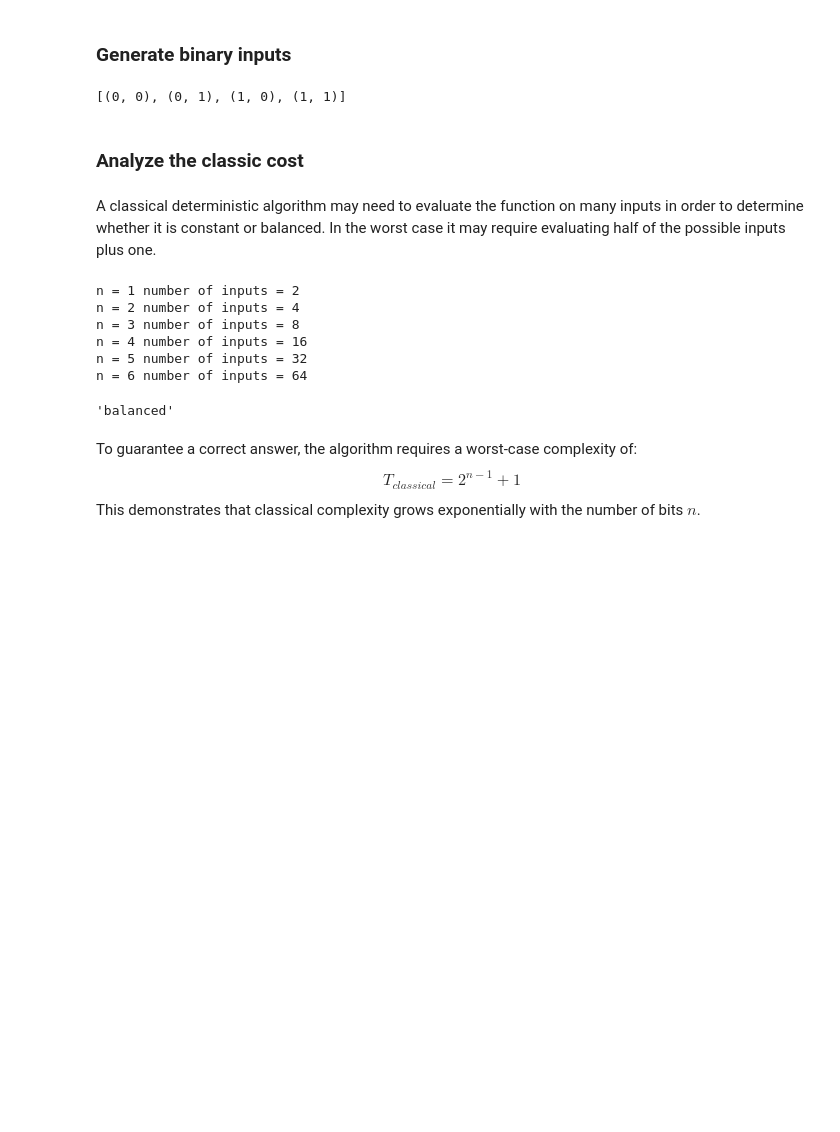
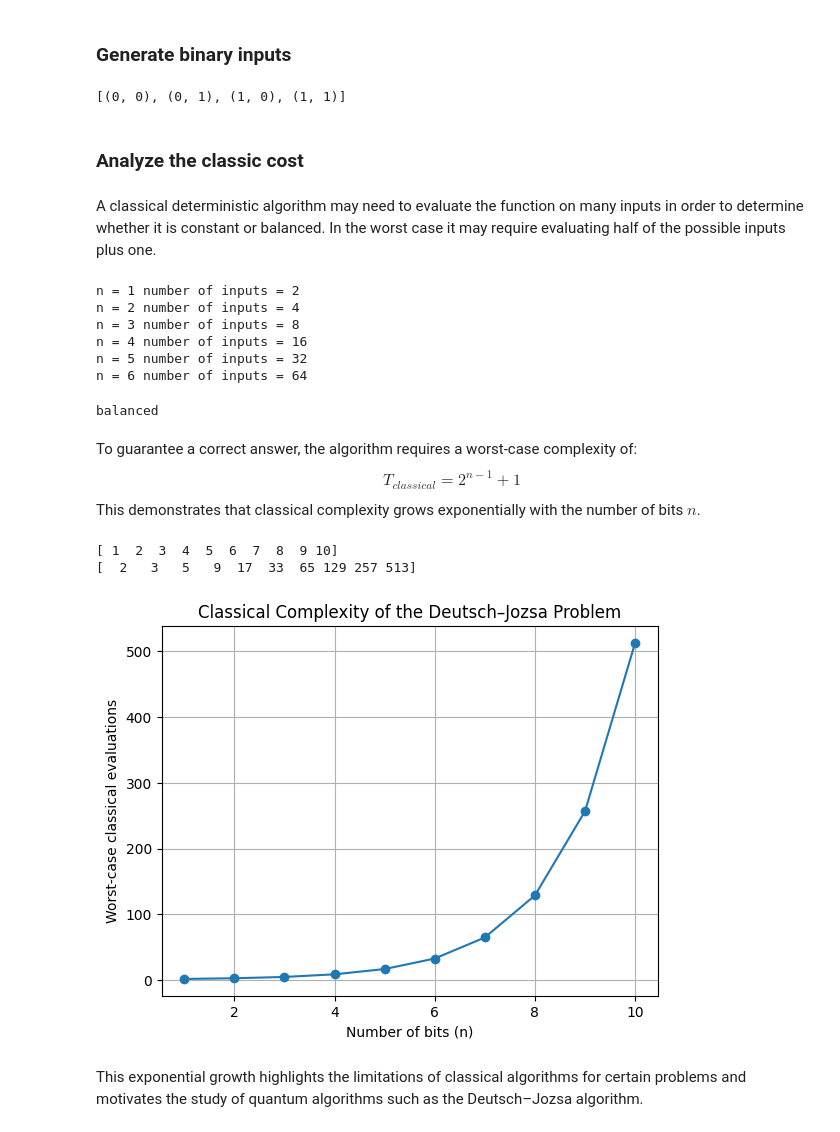
Before and after one commit to HeslerLincolm/deutsch-jozsa-benchmark, a Jupyter notebook: notebooks/02_classical_algorithm.ipynb, the cells around one changed output. Saved outputs shown, nothing was run; the diff lists cells and outputs as text; code cells hidden in the pictures; blank space fills up the shorter version.

Commit message:
Add classical Deutsch-Jozsa algorithm and complexity analysis

```diff
--- a/notebooks/02_classical_algorithm.ipynb
+++ b/notebooks/02_classical_algorithm.ipynb
@@ -36,14 +38,43 @@ n = 3 number of inputs = 8
 n = 4 number of inputs = 16
 n = 5 number of inputs = 32
 n = 6 number of inputs = 64
-# %%
-# Classic algorithm
-inputs = generate_inputs(5)
-
-classical_deutsch_jozsa(balanced_xor, inputs)
-# %% [output]
-'balanced'
+# %%
+# Classical algorithm
+inputs = generate_inputs(3)
+
+result = classical_deutsch_jozsa(balanced_xor, inputs)
+
+print(result)
+# %% [output]
+balanced
 # %% [markdown]
 To guarantee a correct answer, the algorithm requires a worst-case complexity of:
   $$T_{classical} = 2^{n-1} + 1$$
   This demonstrates that classical complexity grows exponentially with the number of bits $n$.
+# %%
+n_values = np.arange(1, 11)
+
+classical_complexity = 2**(n_values-1) + 1
+
+print(n_values)
+print(classical_complexity)
+# %% [output]
+[ 1  2  3  4  5  6  7  8  9 10]
+[  2   3   5   9  17  33  65 129 257 513]
+# %%
+# Plot
+plt.figure()
+
+plt.plot(n_values, classical_complexity, marker="o")
+
+plt.xlabel("Number of bits (n)")
+plt.ylabel("Worst-case classical evaluations")
+plt.title("Classical Complexity of the Deutsch–Jozsa Problem")
+
+plt.grid(True)
+
+plt.show()
+# %% [output]
+[figure, added]
+# %% [markdown]
+This exponential growth highlights the limitations of classical algorithms for certain problems and motivates the study of quantum algorithms such as the Deutsch–Jozsa algorithm.
```
Also changed, not shown: parts of 1 cell of this notebook, 3 other files.
